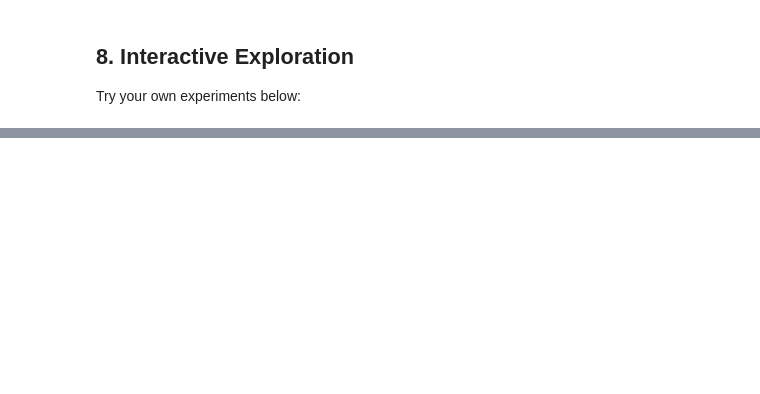
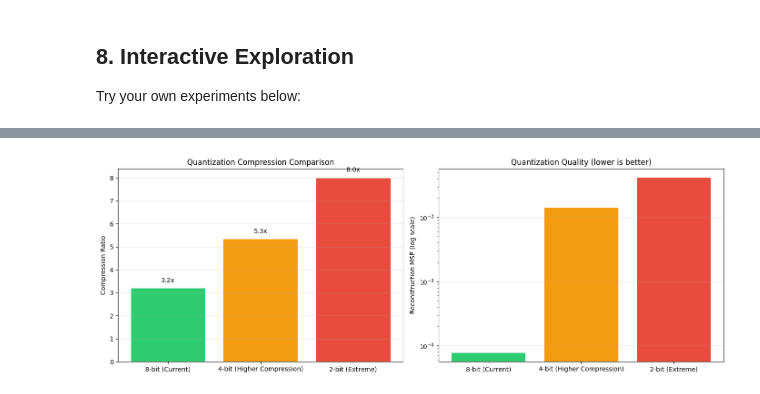
Before and after one commit to theRealMarkCastillo/apple-mlx-consciousness, a Jupyter notebook: 06_Heterogeneous_Compute.ipynb, the cells around one changed output, grey strips where cells are left out. Drawn from its saved outputs; the diff is of its cells as text; code cells hidden in the pictures; blank space fills up the shorter version.

```diff
--- a/06_Heterogeneous_Compute.ipynb
+++ b/06_Heterogeneous_Compute.ipynb
@@ -570,0 +1233,94 @@ print(f"   Scaling: {times[-1]/times[0]:.1f}x")
+# %%
+if os.path.exists('agent_brain.npz'):
+    print("🔬 Comparing 4-bit vs 8-bit quantization on pre-trained model...\n")
+
+    # Load original weights
+    weights = mx.load('agent_brain.npz')
+    w1 = weights['l1.weight']
+    w2 = weights['l2.weight']
+
+    # Original size
+    original_size = w1.nbytes + w2.nbytes
+
+    # Test different quantization levels
+    quantization_configs = [
+        {'bits': 8, 'group_size': 32, 'name': '8-bit (Current)'},
+        {'bits': 4, 'group_size': 32, 'name': '4-bit (Higher Compression)'},
+        {'bits': 2, 'group_size': 32, 'name': '2-bit (Extreme)'},
+    ]
+
+    results = []
+
+    for config in quantization_configs:
+        try:
+            # Quantize
+            w1_q, w1_s, w1_b = mx.quantize(w1, group_size=config['group_size'], bits=config['bits'])
+            w2_q, w2_s, w2_b = mx.quantize(w2, group_size=config['group_size'], bits=config['bits'])
+
+            # Calculate size
+            quantized_size = (w1_q.nbytes + w1_s.nbytes + w1_b.nbytes +
+                            w2_q.nbytes + w2_s.nbytes + w2_b.nbytes)
+            compression = original_size / quantized_size
+
+            # Reconstruct and measure error
+            w1_recon = mx.dequantize(w1_q, w1_s, w1_b, group_size=config['group_size'], bits=config['bits'])
+            w2_recon = mx.dequantize(w2_q, w2_s, w2_b, group_size=config['group_size'], bits=config['bits'])
+
+            mse_w1 = float(mx.mean((w1 - w1_recon) ** 2))
+            mse_w2 = float(mx.mean((w2 - w2_recon) ** 2))
+            avg_mse = (mse_w1 + mse_w2) / 2
+
+            results.append({
+                'name': config['name'],
+                'bits': config['bits'],
+                'compression': compression,
+                'mse': avg_mse,
+                'size_kb': quantized_size / 1024
+            })
+
+            print(f"{config['name']}:")
+            print(f"   Compression: {compression:.2f}x")
+            print(f"   MSE: {avg_mse:.2e}")
+            print(f"   Size: {quantized_size/1024:.1f} KB")
+            print()
+
+        except Exception as e:
+            print(f"⚠️  {config['name']} failed: {e}\n")
+
+    # Visualize tradeoffs
+    if results:
+        fig, (ax1, ax2) = plt.subplots(1, 2, figsize=(14, 5))
+
+        # Compression comparison
+        names = [r['name'] for r in results]
+        compressions = [r['compression'] for r in results]
+        colors_grad = ['#2ecc71', '#f39c12', '#e74c3c'][:len(results)]
+
+        ax1.bar(names, compressions, color=colors_grad)
+        ax1.set_ylabel('Compression Ratio')
+        ax1.set_title('Quantization Compression Comparison')
+        ax1.grid(axis='y', alpha=0.3)
+        for i, v in enumerate(compressions):
+            ax1.text(i, v + 0.2, f'{v:.1f}x', ha='center', va='bottom')
+
+        # MSE comparison (quality)
+        mses = [r['mse'] for r in results]
+        ax2.bar(names, mses, color=colors_grad)
+        ax2.set_ylabel('Reconstruction MSE (log scale)')
+        ax2.set_title('Quantization Quality (lower is better)')
+        ax2.set_yscale('log')
+        ax2.grid(axis='y', alpha=0.3)
+
+        plt.tight_layout()
+        plt.show()
+
+        print("\n📊 Quantization Tradeoff Analysis:")
+        print(f"   8-bit: Best quality (MSE ~{results[0]['mse']:.2e}), {results[0]['compression']:.1f}x compression")
+        if len(results) > 1:
+            print(f"   4-bit: {results[1]['compression']:.1f}x compression, MSE ~{results[1]['mse']:.2e}")
+            print(f"   💡 4-bit offers {results[1]['compression']/results[0]['compression']:.1f}x better compression")
+            print(f"      but {results[1]['mse']/results[0]['mse']:.1f}x higher error")
+
+else:
+    print("ℹ️  Pre-trained model not found. Train a model first to compare quantization levels.")
+# %% [output]
@@ -570,0 +1343 @@ print(f"   Scaling: {times[-1]/times[0]:.1f}x")
+[figure, added]
```
Also changed, not shown: parts of 25 cells of this notebook, 11 other files.
